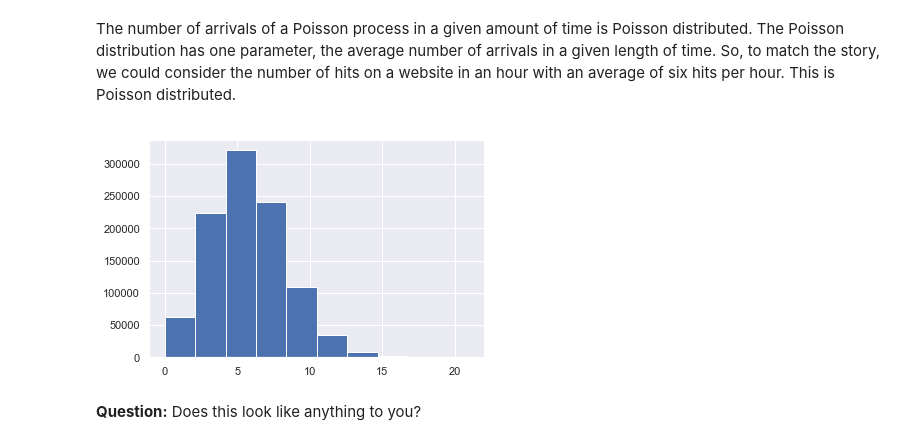
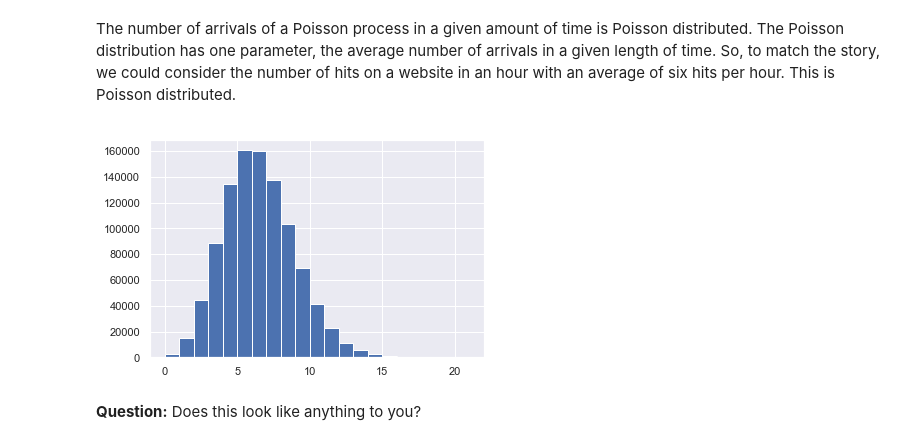
Before and after one commit to ericmjl/bayesian-stats-modelling-tutorial, a Jupyter notebook: notebooks/01-Instructor-Probability_a_simulated_introduction.ipynb, the cells around one changed output. Drawn from its saved outputs; the diff is of its cells as text; code cells hidden in the pictures.

```diff
--- a/notebooks/01-Instructor-Probability_a_simulated_introduction.ipynb
+++ b/notebooks/01-Instructor-Probability_a_simulated_introduction.ipynb
@@ -267,11 +267,11 @@ The number of arrivals of a Poisson process in a given amount of time is Poisson
 # %%
 # Generate Poisson-distributed data
 samples  =  np.random.poisson(6, size=10**6)
 
 # Plot histogram
-plt.hist(samples);
+plt.hist(samples, bins=21);
 # %% [output]
-[figure, old version]
+[figure, new version]
 # %% [markdown]
 **Question:** Does this look like anything to you?
 # %% [markdown]
```
Also changed, not shown: parts of 9 cells of this notebook.
